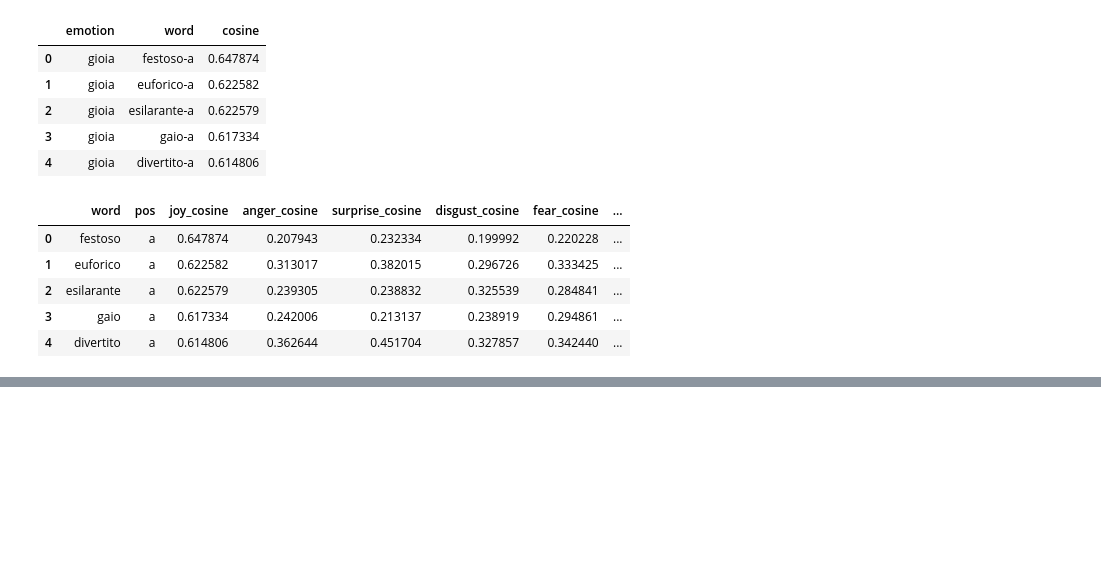
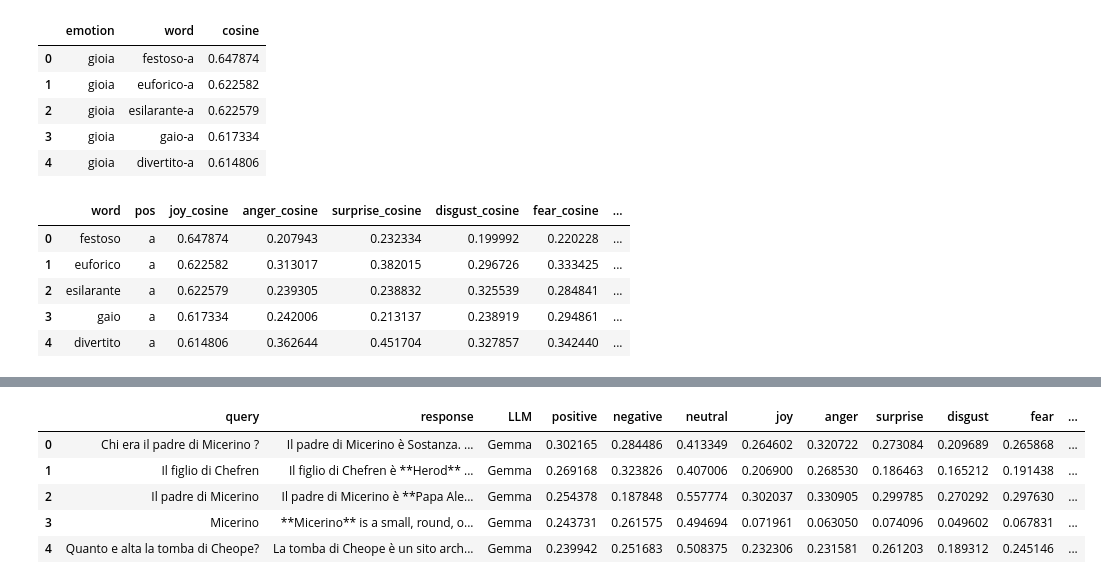
Before and after one commit to HrishitaC/InsideOut2, a Jupyter notebook: Code/emotion_profile.ipynb, the cells around one changed output, grey strips where cells are left out. Cells and saved outputs as stored; diff of their text form; code cells hidden in the pictures; blank space fills up the shorter version.

```diff
--- a/Code/emotion_profile.ipynb
+++ b/Code/emotion_profile.ipynb
@@ -155,0 +268,20 @@ array(['a', 's', 'v'], dtype=object)
+# %%
+gemma = pd.read_csv("../Data/Gemma_2b_response.csv")
+gemma_emotion_profile = []
+
+for _, row in tqdm(gemma.iterrows(), total=len(gemma)):
+    query = row["Query"]
+    resp = row["gemma_2b_resp"]
+    emo_profile = calc_emotion_profile(resp)
+    gemma_emotion_profile.append([query, resp, "Gemma"]+emo_profile)
+
+gemma_EP_df = pd.DataFrame(gemma_emotion_profile, columns=["query", "response", "LLM", "positive", "negative", "neutral", "joy", "anger", "surprise", "disgust", "fear", "sadness", "trust", "expectations"])
+gemma_EP_df.to_csv("../Results/gemma_EP.csv", index=False)
+gemma_EP_df.head()
+# %% [output]
+|  | query | response | LLM | positive | negative | neutral | joy | anger | surprise | disgust | fear | ... |
+| 0 | Chi era il padre di Micerino ? | Il padre di Micerino è Sostanza. ... | Gemma | 0.302165 | 0.284486 | 0.413349 | 0.264602 | 0.320722 | 0.273084 | 0.209689 | 0.265868 | ... |
+| 1 | Il figlio di Chefren | Il figlio di Chefren è **Herod** ... | Gemma | 0.269168 | 0.323826 | 0.407006 | 0.206900 | 0.268530 | 0.186463 | 0.165212 | 0.191438 | ... |
+| 2 | Il padre di Micerino | Il padre di Micerino è **Papa Ale... | Gemma | 0.254378 | 0.187848 | 0.557774 | 0.302037 | 0.330905 | 0.299785 | 0.270292 | 0.297630 | ... |
+| 3 | Micerino | **Micerino** is a small, round, o... | Gemma | 0.243731 | 0.261575 | 0.494694 | 0.071961 | 0.063050 | 0.074096 | 0.049602 | 0.067831 | ... |
+| 4 | Quanto e alta la tomba di Cheope? | La tomba di Cheope è un sito arch... | Gemma | 0.239942 | 0.251683 | 0.508375 | 0.232306 | 0.231581 | 0.261203 | 0.189312 | 0.245146 | ... |
```
Also changed, not shown: parts of 17 cells of this notebook, 4 other files.
